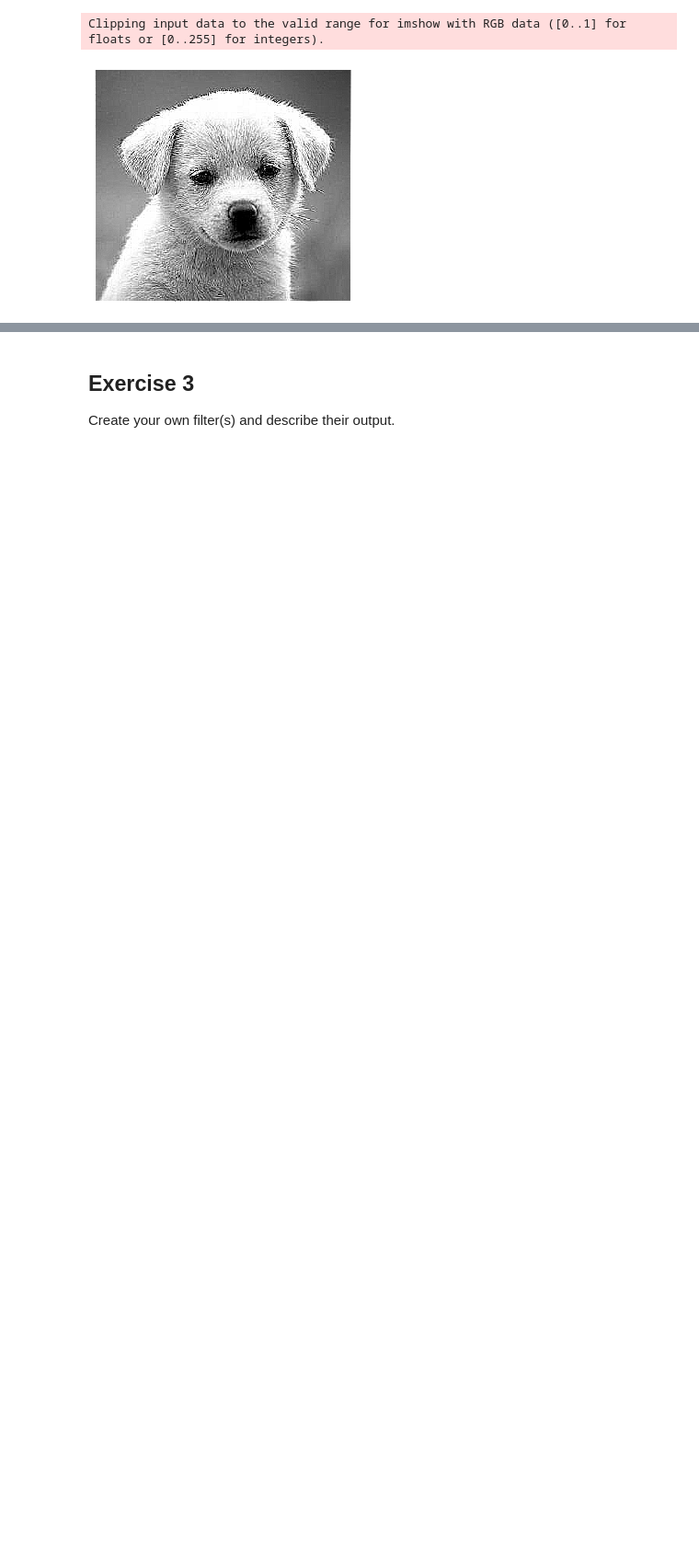
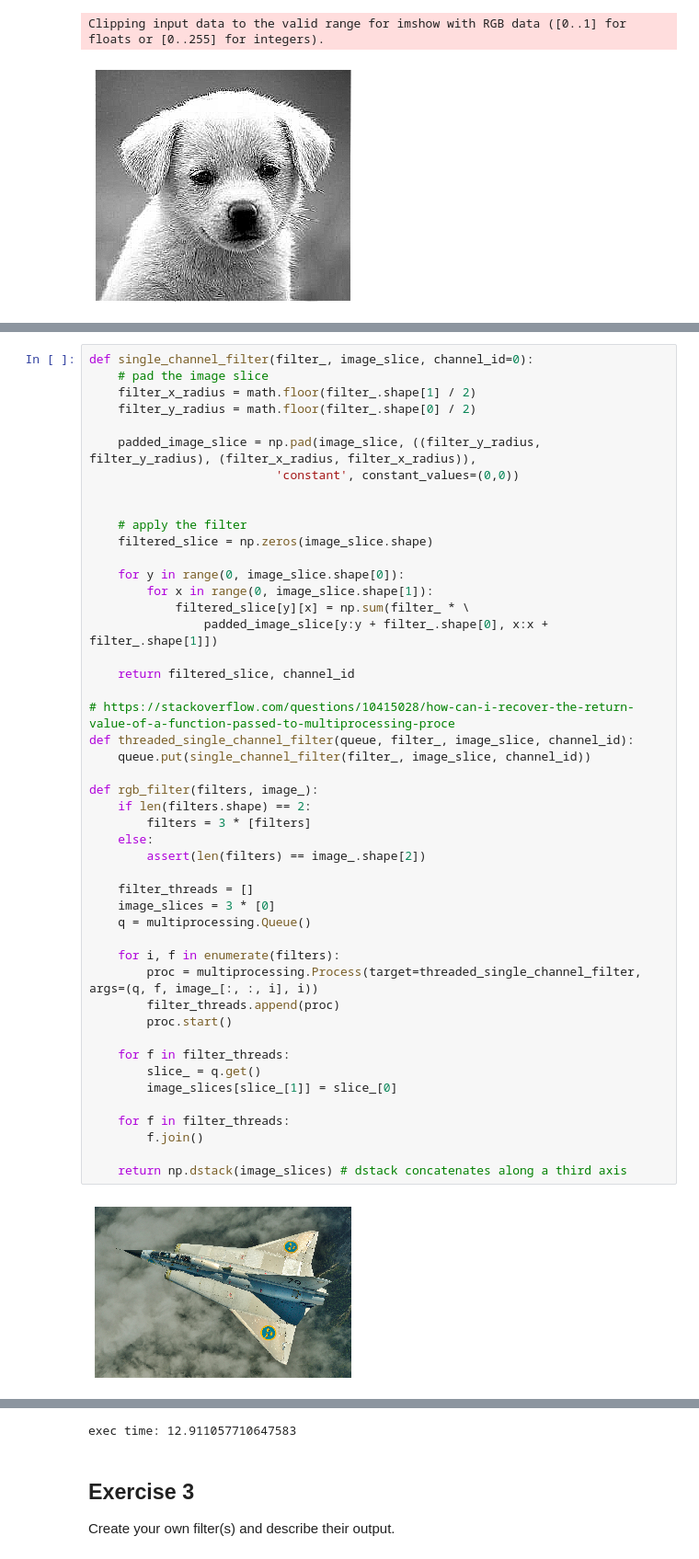
Before and after one commit to Daniel-E-B/cs280-computer-vision, a Jupyter notebook: Filters/Filters.ipynb, the cells around one changed output, grey strips where cells are left out. Shown at 92% size. Drawn from its saved outputs; the diff is of its cells as text; blank space fills up the shorter version.

Commit message:
multithreaded rgb filters

```diff
--- a/Filters/Filters.ipynb
+++ b/Filters/Filters.ipynb
@@ -133,0 +134,49 @@ probably just multithread the filter from before on each channel pretty much idk
+# %%
+def single_channel_filter(filter_, image_slice, channel_id=0):
+    # pad the image slice
+    filter_x_radius = math.floor(filter_.shape[1] / 2)
+    filter_y_radius = math.floor(filter_.shape[0] / 2)
+
+    padded_image_slice = np.pad(image_slice, ((filter_y_radius, filter_y_radius), (filter_x_radius, filter_x_radius)),
+                          'constant', constant_values=(0,0))
+
+
+    # apply the filter
+    filtered_slice = np.zeros(image_slice.shape)
+
+    for y in range(0, image_slice.shape[0]):
+        for x in range(0, image_slice.shape[1]):
+            filtered_slice[y][x] = np.sum(filter_ * \
+                padded_image_slice[y:y + filter_.shape[0], x:x + filter_.shape[1]])
+
+    return filtered_slice, channel_id
+
+# https://stackoverflow.com/questions/10415028/how-can-i-recover-the-return-value-of-a-function-passed-to-multiprocessing-proce
+def threaded_single_channel_filter(queue, filter_, image_slice, channel_id):
+    queue.put(single_channel_filter(filter_, image_slice, channel_id))
+
+def rgb_filter(filters, image_):
+    if len(filters.shape) == 2:
+        filters = 3 * [filters]
+    else:
+        assert(len(filters) == image_.shape[2])
+
+    filter_threads = []
+    image_slices = 3 * [0]
+    q = multiprocessing.Queue()
+
+    for i, f in enumerate(filters):
+        proc = multiprocessing.Process(target=threaded_single_channel_filter, args=(q, f, image_[:, :, i], i))
+        filter_threads.append(proc)
+        proc.start()
+
+    for f in filter_threads:
+        slice_ = q.get()
+        image_slices[slice_[1]] = slice_[0]
+
+    for f in filter_threads:
+        f.join()
+
+    return np.dstack(image_slices) # dstack concatenates along a third axis
+# %% [output]
+[figure, added]
@@ -134,3 +184,4 @@ probably just multithread the filter from before on each channel pretty much idk
+exec time: 12.911057710647583
 # %% [markdown]
 ## Exercise 3
 Create your own filter(s) and describe their output.
```
Also changed, not shown: parts of 5 cells of this notebook, 1 other file.
